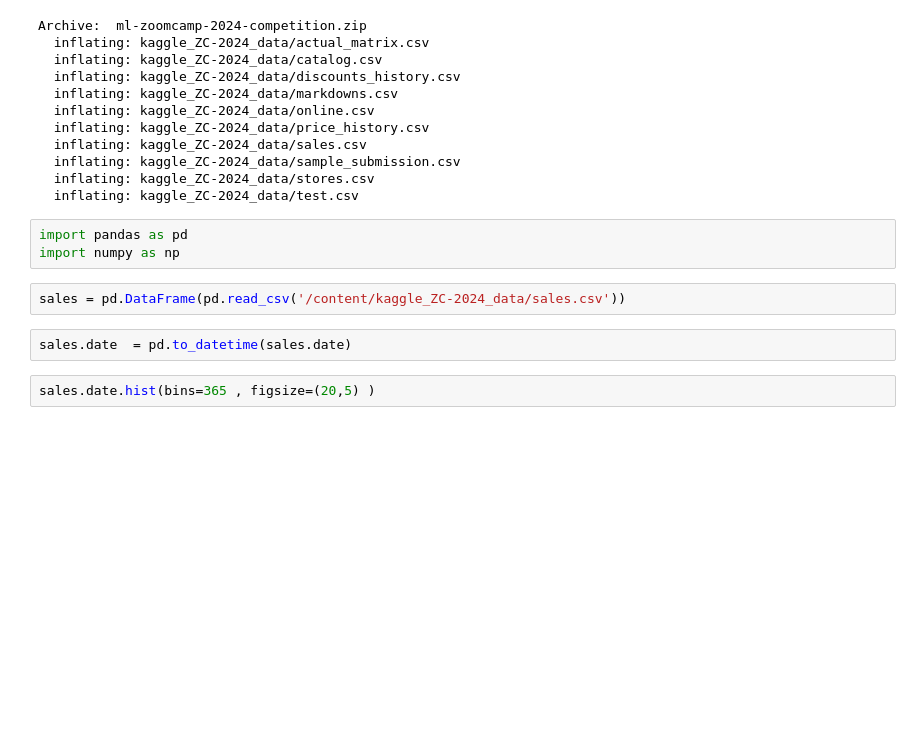
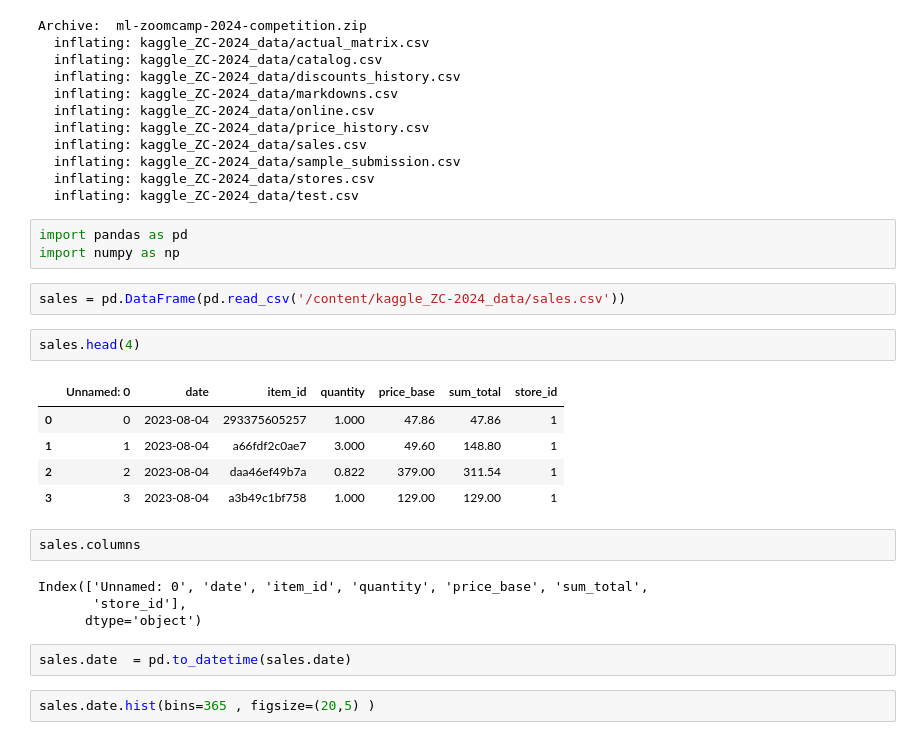
Before and after one commit to 4362725Gb/ml-zoomcamp-homework, a Jupyter notebook: competition /2024 Competition.ipynb, the cells around one changed output. Saved outputs shown, nothing was run; the diff lists cells and outputs as text; blank space fills up the shorter version.

```diff
--- a/competition /2024 Competition.ipynb
+++ b/competition /2024 Competition.ipynb
@@ -83,6 +69,20 @@ import pandas as pd
 import numpy as np
 # %%
 sales = pd.DataFrame(pd.read_csv('/content/kaggle_ZC-2024_data/sales.csv'))
+# %%
+sales.head(4)
+# %% [output]
+|  | Unnamed: 0 | date | item_id | quantity | price_base | sum_total | store_id |
+| 0 | 0 | 2023-08-04 | 293375605257 | 1.000 | 47.86 | 47.86 | 1 |
+| 1 | 1 | 2023-08-04 | a66fdf2c0ae7 | 3.000 | 49.60 | 148.80 | 1 |
+| 2 | 2 | 2023-08-04 | daa46ef49b7a | 0.822 | 379.00 | 311.54 | 1 |
+| 3 | 3 | 2023-08-04 | a3b49c1bf758 | 1.000 | 129.00 | 129.00 | 1 |
+# %%
+sales.columns
+# %% [output]
+Index(['Unnamed: 0', 'date', 'item_id', 'quantity', 'price_base', 'sum_total',
+       'store_id'],
+      dtype='object')
 # %%
 sales.date  = pd.to_datetime(sales.date)
 # %%
```
Also changed, not shown: parts of 5 cells of this notebook.
